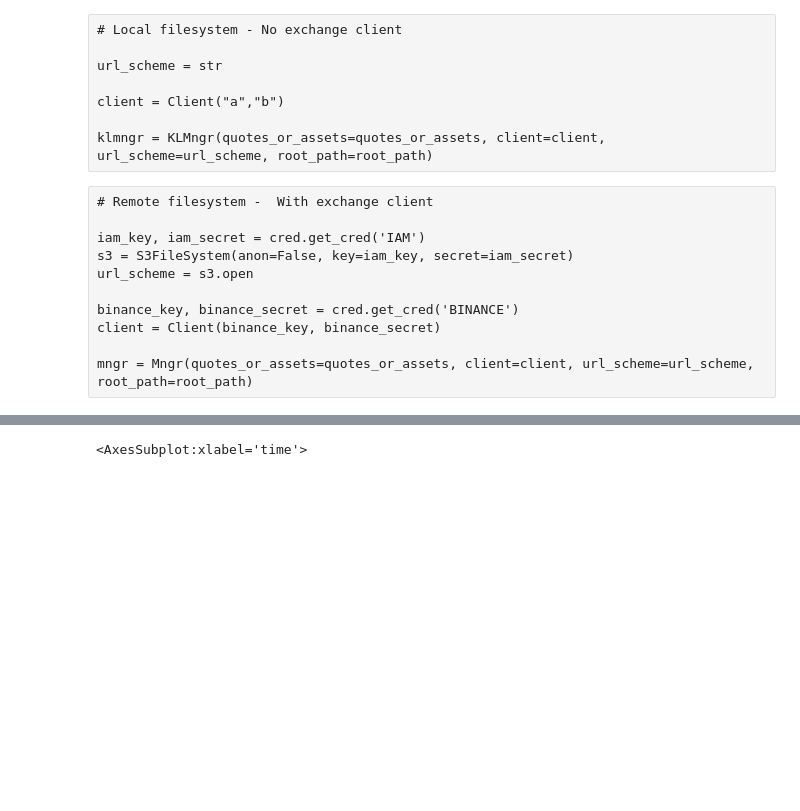
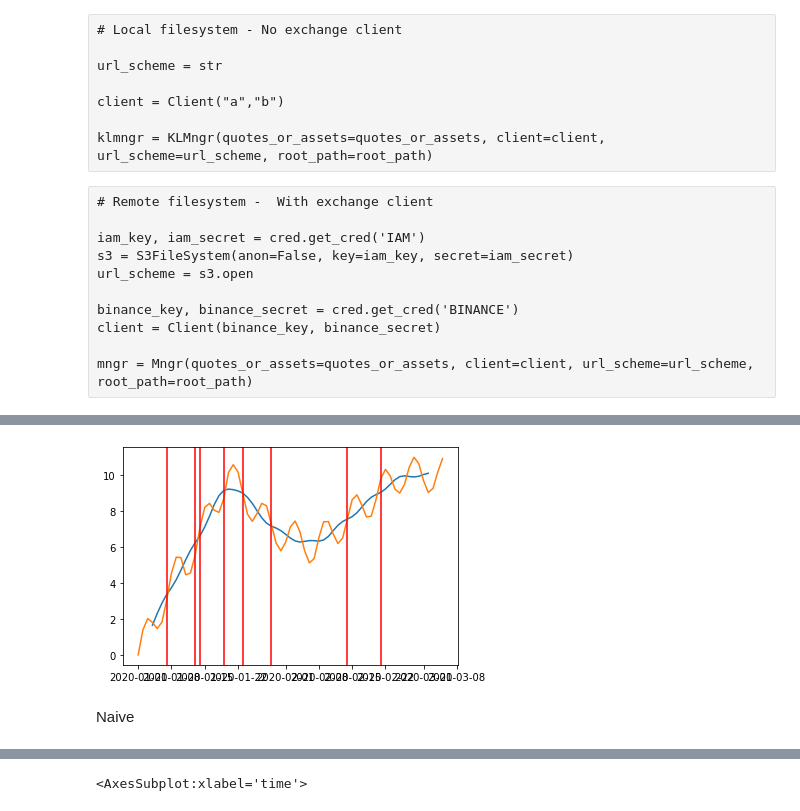
Before and after one commit to GuillaumeDMMarion/crypto-invest, a Jupyter notebook: notebooks/Implementation_rl.ipynb, the cells around one changed output, grey strips where cells are left out. Drawn from its saved outputs; the diff is of its cells as text; code cells hidden in the pictures; blank space fills up the shorter version.

```diff
--- a/notebooks/Implementation_rl.ipynb
+++ b/notebooks/Implementation_rl.ipynb
@@ -160,0 +212,6 @@ _ = [klmngr[_].signalsjar.set_raw() for _ in klmngr]
+# %%
+kats_ts = TimeSeriesData(ts.reset_index())
+# %%
+detector = BOCPDetector(kats_ts)
+# %%
+cp = detector.detector()
@@ -160,0 +224,5 @@ _ = [klmngr[_].signalsjar.set_raw() for _ in klmngr]
+# %%
+plt.plot(mod.trend)
+detector.plot(cp)
+# %% [output]
+[figure, added]
@@ -160,0 +242,2 @@ _ = [klmngr[_].signalsjar.set_raw() for _ in klmngr]
+# %% [markdown]
+Naive
```
Also changed, not shown: parts of 59 cells of this notebook.
